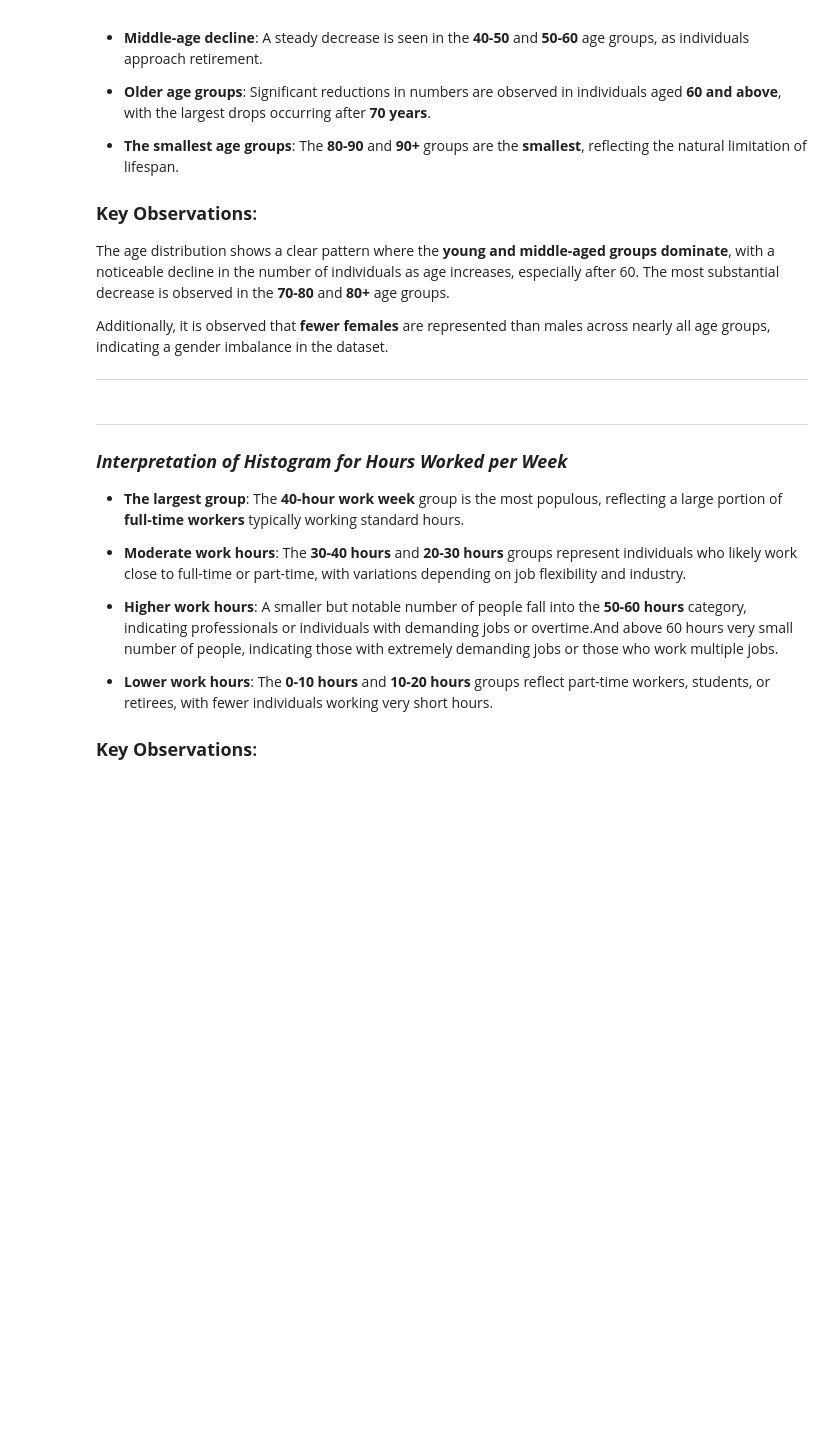
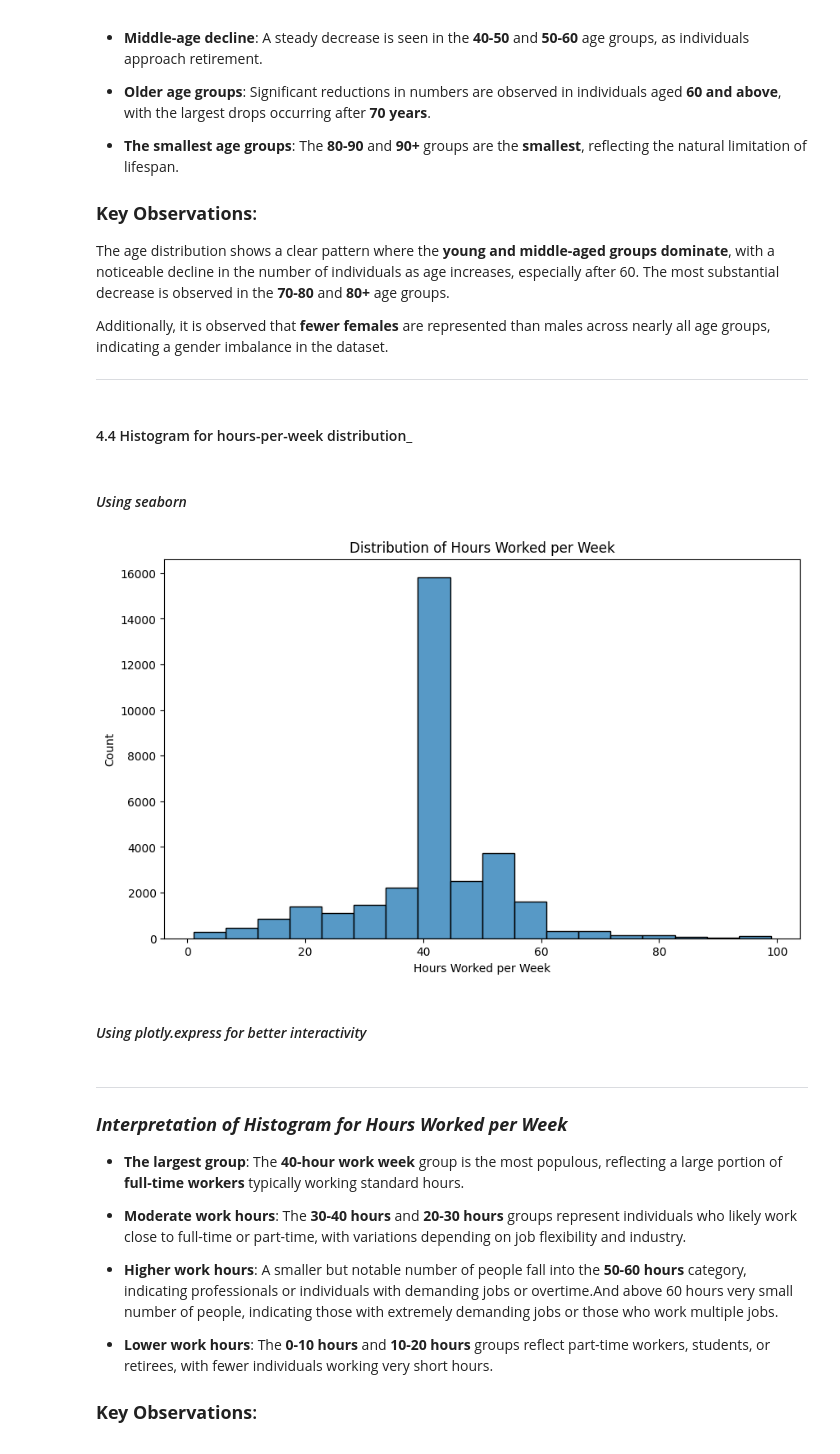
Before and after one commit to ibtj21/PRODIGY_DS_01, a Jupyter notebook: Task01.ipynb, the cells around one changed output. Saved outputs shown, nothing was run; the diff lists cells and outputs as text; code cells hidden in the pictures; blank space fills up the shorter version.

```diff
--- a/Task01.ipynb
+++ b/Task01.ipynb
@@ -260,6 +318,36 @@ The age distribution shows a clear pattern where the **young and middle-aged gro
 
 Additionally, it is observed that **fewer females** are represented than males across nearly all age groups, indicating a gender imbalance in the dataset.
 ___
+# %% [markdown]
+#### 4.4 Histogram for hours-per-week distribution_
+# %% [markdown]
+#### _Using seaborn_
+# %%
+# Create the histogram for 'hours-per-week' distribution using Seaborn
+plt.figure(figsize=(10, 6))  # Optional: Set the figure size
+
+# Create the histogram for 'hours-per-week' distribution, colored by 'sex'
+sns.histplot(
+    data=df_subset,  # Your DataFrame
+    x='hours-per-week',  # The column to plot
+
+    kde=False,  # Set to True if you want to overlay a kernel density estimate
+    palette='Set1',  # Use a Seaborn color palette similar to Plotly's Set1
+    bins=18,  # Number of bins, can be adjusted based on your data
+    stat='count'  # Use the count for the y-axis
+)
+
+# Set the title, x and y labels
+plt.title('Distribution of Hours Worked per Week')
+plt.xlabel('Hours Worked per Week')
+plt.ylabel('Count')
+
+# Show the plot
+plt.show()
+# %% [output]
+[figure, added]
+# %% [markdown]
+#### _Using plotly.express for better interactivity_
 # %%
 # Create the interactive histogram for 'hours-per-week' distribution
 fig4 = px.histogram(
```
Also changed, not shown: parts of 11 cells of this notebook.
